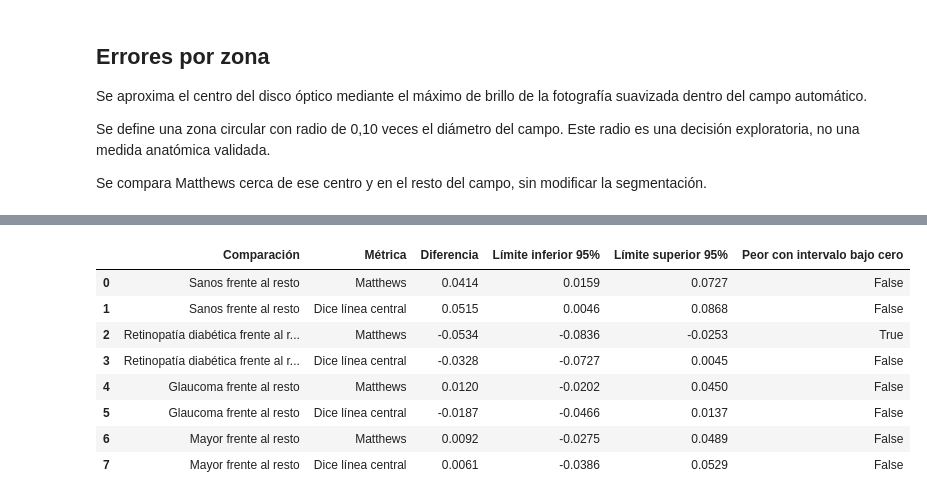
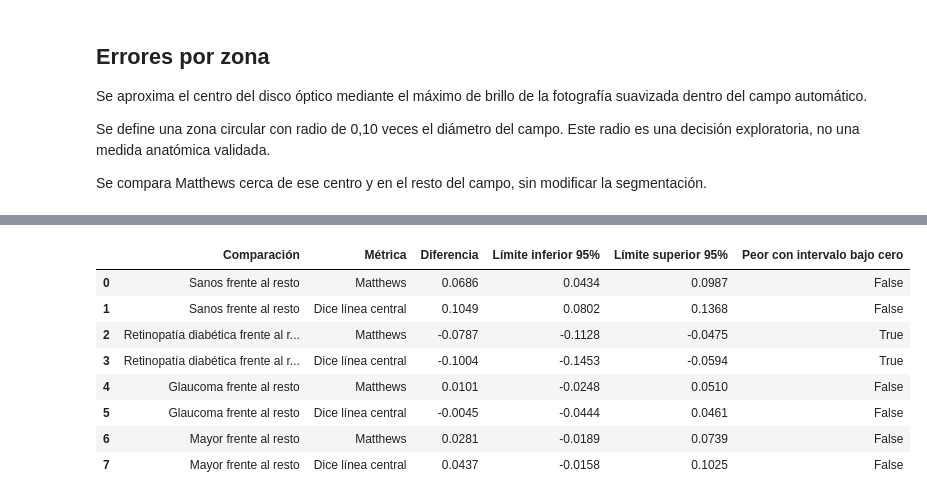
Before and after one commit to afrateitba/TP-PSI-G8, a Jupyter notebook: notebooks/06_analisis_errores.ipynb, the cells around one changed output, grey strips where cells are left out. Saved outputs shown, nothing was run; the diff lists cells and outputs as text; code cells hidden in the pictures.

Commit message:
Etapa 6: actualiza análisis de errores con máscaras del 05f

```diff
--- a/notebooks/06_analisis_errores.ipynb
+++ b/notebooks/06_analisis_errores.ipynb
@@ -153,11 +244,7 @@ referencia = load_vessels(imagen_id).astype(bool)
 campo_ref = load_fov(imagen_id).astype(bool)
 campo_auto = detect_fov_robust(foto)
 
-with np.load(carpeta_mapas / f"{imagen_id}.npz") as datos:
-    verde = datos["entradas"][:, :, 1]
-
-puntuacion = upscale(verde, referencia.shape)
-mascara, _ = segmentar_otsu(puntuacion, campo_auto)
+mascara = load_dev_mask(imagen_id, kind=MASK_KIND)
 
 aciertos = mascara & referencia & campo_ref
 faltantes = ~mascara & referencia & campo_ref
@@ -316,11 +387,7 @@ for numero, imagen_id in enumerate(ids, start=1):
     campo_auto = detect_fov_robust(foto)
     diametro = fov_diameter(campo_auto)
 
-    with np.load(carpeta_mapas / f"{imagen_id}.npz") as datos:
-        verde = datos["entradas"][:, :, 1]
-
-    puntuacion = upscale(verde, referencia.shape)
-    mascara, _ = segmentar_otsu(puntuacion, campo_auto)
+    mascara = load_dev_mask(imagen_id, kind=MASK_KIND)
 
     # Localización aproximada del disco, usando solo la fotografía.
     brillo = foto.astype(np.float32).mean(axis=2)
@@ -349,7 +416,7 @@ for numero, imagen_id in enumerate(ids, start=1):
 
 tabla_zonas = pd.DataFrame(filas_zonas)
 tabla_zonas.to_csv(
-    RESULTS_DIR / "06_errores_por_zona.csv", index=False
+    OUT_DIR / "06_errores_por_zona.csv", index=False
 )
 
 display(
@@ -409,7 +471,7 @@ para 14_g fue adecuado, pero no valida todas las localizaciones.
 from src.config import SEED
 
 analisis = pd.read_csv(
-    RESULTS_DIR / "06_errores_con_metadatos.csv"
+    OUT_DIR / "06_errores_con_metadatos.csv"
 )
 
 metricas = ["Matthews", "Dice línea central"]
@@ -463,39 +525,39 @@ for columna, grupo in comparaciones:
             weights=pesos[pertenece],
         )
         media_resto = np.average(
             valores[resto], axis=0,
             weights=pesos[resto],
         )
         diferencias_boot.append(media_grupo - media_resto)
 
     inferior, superior = np.percentile(
         diferencias_boot, [2.5, 97.5], axis=0
     )
 
     for j, metrica in enumerate(metricas):
         filas_intervalos.append({
             "Comparación": f"{grupo} frente al resto",
             "Métrica": metrica,
             "Diferencia": diferencia[j],
             "Límite inferior 95%": inferior[j],
             "Límite superior 95%": superior[j],
             "Peor con intervalo bajo cero": superior[j] < 0,
         })
 
 tabla_intervalos = pd.DataFrame(filas_intervalos)
 
 tabla_intervalos.to_csv(
-    RESULTS_DIR / "06_intervalos_subgrupos.csv", index=False
+    OUT_DIR / "06_intervalos_subgrupos.csv", index=False
 )
 
 display(tabla_intervalos.round(4))
 # %% [output]
 |  | Comparación | Métrica | Diferencia | Límite inferior 95% | Límite superior 95% | Peor con intervalo bajo cero |
-| 0 | Sanos frente al resto | Matthews | 0.0414 | 0.0159 | 0.0727 | False |
-| 1 | Sanos frente al resto | Dice línea central | 0.0515 | 0.0046 | 0.0868 | False |
-| 2 | Retinopatía diabética frente al r... | Matthews | -0.0534 | -0.0836 | -0.0253 | True |
-| 3 | Retinopatía diabética frente al r... | Dice línea central | -0.0328 | -0.0727 | 0.0045 | False |
-| 4 | Glaucoma frente al resto | Matthews | 0.0120 | -0.0202 | 0.0450 | False |
-| 5 | Glaucoma frente al resto | Dice línea central | -0.0187 | -0.0466 | 0.0137 | False |
-| 6 | Mayor frente al resto | Matthews | 0.0092 | -0.0275 | 0.0489 | False |
-| 7 | Mayor frente al resto | Dice línea central | 0.0061 | -0.0386 | 0.0529 | False |
+| 0 | Sanos frente al resto | Matthews | 0.0686 | 0.0434 | 0.0987 | False |
+| 1 | Sanos frente al resto | Dice línea central | 0.1049 | 0.0802 | 0.1368 | False |
+| 2 | Retinopatía diabética frente al r... | Matthews | -0.0787 | -0.1128 | -0.0475 | True |
+| 3 | Retinopatía diabética frente al r... | Dice línea central | -0.1004 | -0.1453 | -0.0594 | True |
+| 4 | Glaucoma frente al resto | Matthews | 0.0101 | -0.0248 | 0.0510 | False |
+| 5 | Glaucoma frente al resto | Dice línea central | -0.0045 | -0.0444 | 0.0461 | False |
+| 6 | Mayor frente al resto | Matthews | 0.0281 | -0.0189 | 0.0739 | False |
+| 7 | Mayor frente al resto | Dice línea central | 0.0437 | -0.0158 | 0.1025 | False |
```
Also changed, not shown: parts of 22 cells of this notebook.
